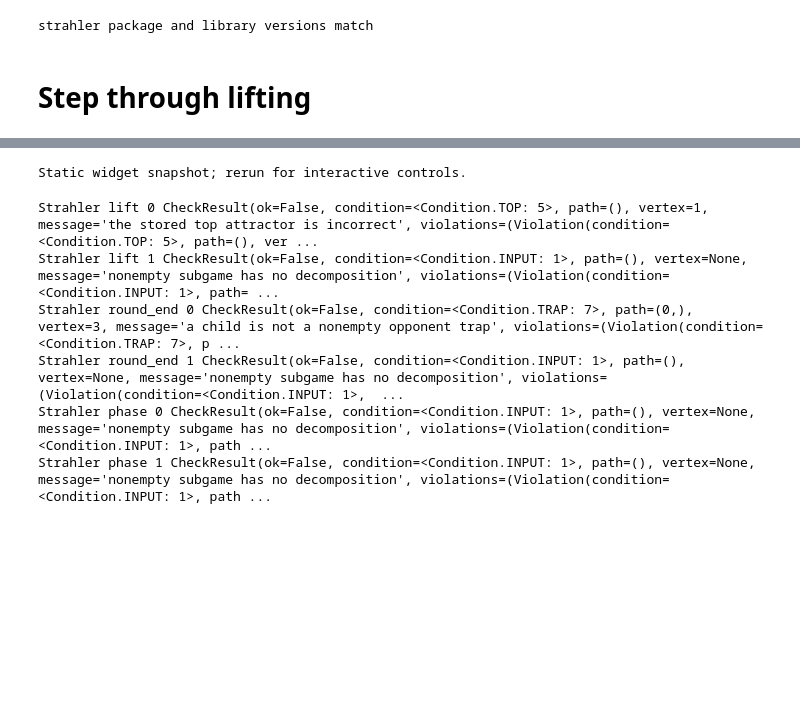
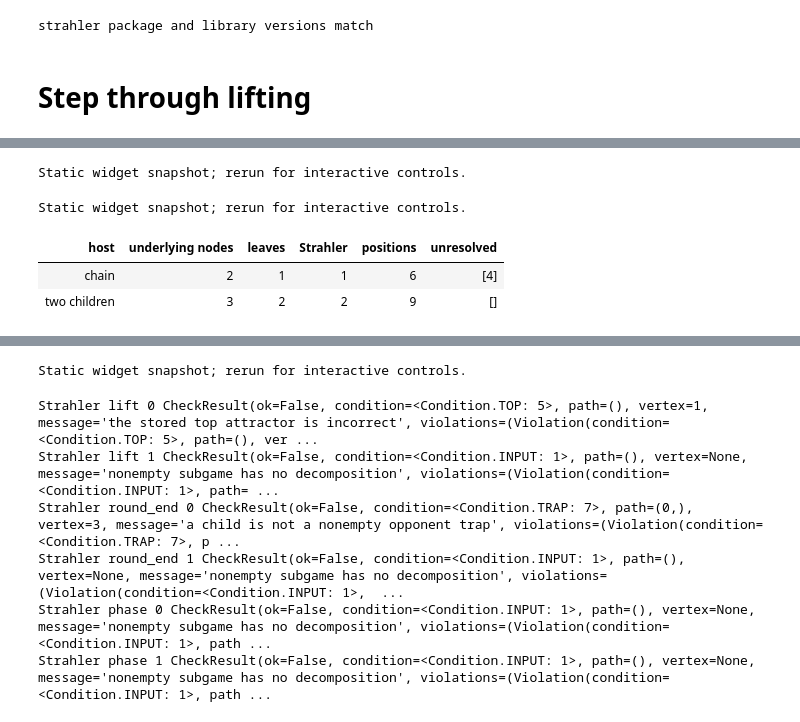
Before and after one commit to vfluegel/strahler-tree-experiments, a Jupyter notebook: jupyter-examples/04-step-through-lifting.ipynb, the cells around one changed output, grey strips where cells are left out. Cells and saved outputs as stored; diff of their text form; code cells hidden in the pictures; blank space fills up the shorter version.

Commit message:
Explain AD hosts and short lifts in Jupyter

```diff
--- a/jupyter-examples/04-step-through-lifting.ipynb
+++ b/jupyter-examples/04-step-through-lifting.ipynb
@@ -25,0 +72,29 @@ of the final certified region.
+# %%
+branch_game = strahler.Game.from_text(BRANCH)
+failed_chain = strahler.trace(branch_game, "lifting", kary=1)
+assert 4 in failed_chain.result.unresolved
+branch_run = strahler.trace(branch_game, "lifting", kary=2)
+branch_stepper = Stepper(branch_run)
+branch_stepper.game_view.selected = 4
+b_lifts = [i for i, e in enumerate(branch_run.events)
+           if e["event"] == "lift" and e["player"] == 0 and e["vertex"] == 4]
+assert [branch_run.events[i]["to"] for i in b_lifts] == [2, 4, 5]
+branch_stepper.seek(b_lifts[1])  # H failure, with the concrete edge b -> x.
+display(branch_stepper)
+lazy_stepper = Stepper(branch_run)
+lazy_stepper.seek(b_lifts[2])    # S failure: Odd can stay on b's self-loop.
+lazy_stepper.game_view.selected = 4
+display(lazy_stepper)
+assert branch_run.result.complete
+assert strahler.check(branch_game, branch_run.result.trees[0], 0).ok
+table(["host", "underlying nodes", "leaves", "Strahler", "positions", "unresolved"],
+      [[name, *[run.state(-1).hosts[0].metrics[key]
+                for key in ("nodes", "leaves", "strahler", "positions")],
+        sorted(run.result.unresolved)]
+       for name, run in [("chain", failed_chain), ("two children", branch_run)]])
+# %% [output]
+Static widget snapshot; rerun for interactive controls.
+Static widget snapshot; rerun for interactive controls.
+| host | underlying nodes | leaves | Strahler | positions | unresolved |
+| chain | 2 | 1 | 1 | 6 | [4] |
+| two children | 3 | 2 | 2 | 9 | [] |
```
Also changed, not shown: parts of 5 cells of this notebook, 35 other files.
